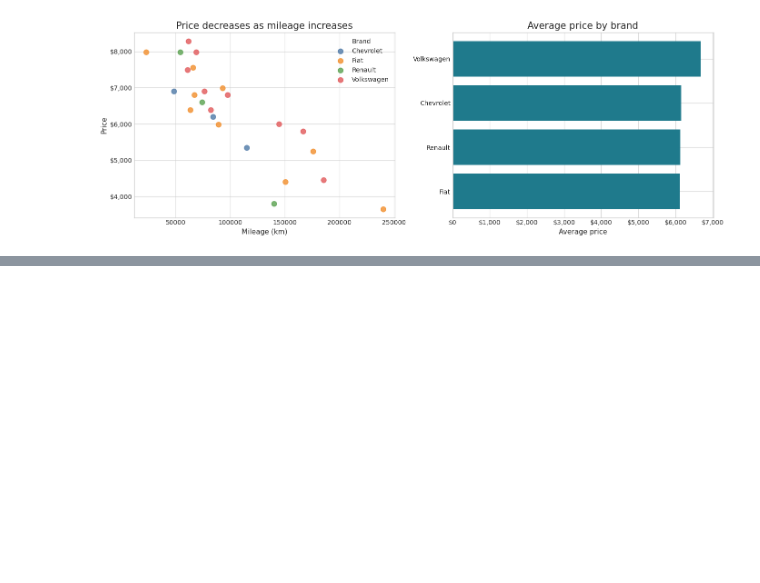
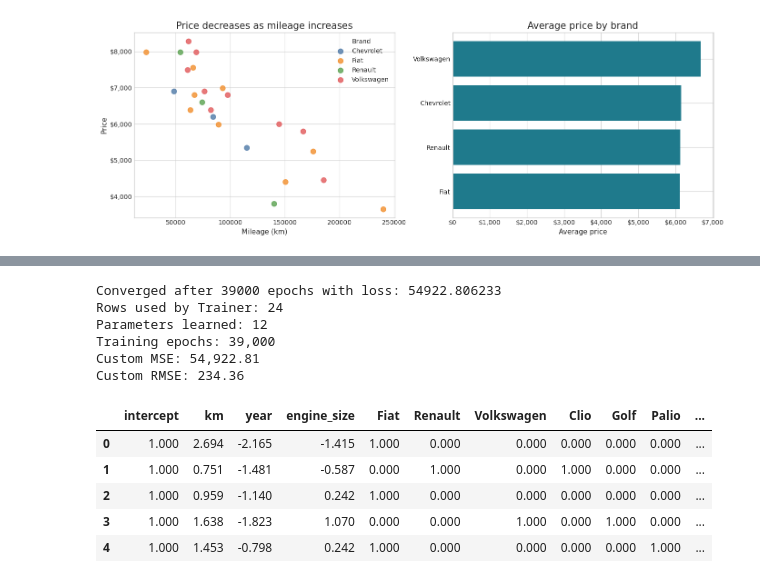
Before and after one commit to oJonasRtz/Machine-Leaning, a Jupyter notebook: linear_regression/gradient_descent/extend/extend_demo.ipynb, the cells around one changed output, grey strips where cells are left out. Saved outputs shown, nothing was run; the diff lists cells and outputs as text; code cells hidden in the pictures; blank space fills up the shorter version.

```diff
--- a/linear_regression/gradient_descent/extend/extend_demo.ipynb
+++ b/linear_regression/gradient_descent/extend/extend_demo.ipynb
@@ -184,2 +77,35 @@ Final RMSE: 276.03
+# %%
+custom_model = Model()
+custom_trainer = Trainer(data=data, model=custom_model)
+custom_trainer.gradient_descent()
+
+custom_features = custom_trainer.x_values
+custom_target = custom_trainer.y_values
+custom_predictions = custom_model.predict(custom_features)
+custom_training = custom_trainer.train_resume()
+
+print(f"Rows used by Trainer: {custom_features.shape[0]}")
+print(f"Parameters learned: {custom_features.shape[1]}")
+print(f"Training epochs: {custom_training['total_epochs']:,}")
+print(f"Custom MSE: {custom_training['MSE']:,.2f}")
+print(f"Custom RMSE: {custom_training['RMSE']:,.2f}")
+# %% [output]
+Converged after 39000 epochs with loss: 54922.806233
+Rows used by Trainer: 24
+Parameters learned: 12
+Training epochs: 39,000
+Custom MSE: 54,922.81
+Custom RMSE: 234.36
+# %%
+feature_names = ["intercept"] + custom_training["feature_names"]
+feature_matrix = pd.DataFrame(custom_features, columns=feature_names)
+feature_matrix.head().style.format("{:,.3f}").background_gradient(cmap="YlGnBu")
+# %% [output]
+|  | intercept | km | year | engine_size | Fiat | Renault | Volkswagen | Clio | Golf | Palio | ... |
+| 0 | 1.000 | 2.694 | -2.165 | -1.415 | 1.000 | 0.000 | 0.000 | 0.000 | 0.000 | 0.000 | ... |
+| 1 | 1.000 | 0.751 | -1.481 | -0.587 | 0.000 | 1.000 | 0.000 | 1.000 | 0.000 | 0.000 | ... |
+| 2 | 1.000 | 0.959 | -1.140 | 0.242 | 1.000 | 0.000 | 0.000 | 0.000 | 0.000 | 0.000 | ... |
+| 3 | 1.000 | 1.638 | -1.823 | 1.070 | 0.000 | 0.000 | 1.000 | 0.000 | 1.000 | 0.000 | ... |
+| 4 | 1.000 | 1.453 | -0.798 | 0.242 | 1.000 | 0.000 | 0.000 | 0.000 | 0.000 | 1.000 | ... |
 # %%
 fig, axes = plt.subplots(1, 2, figsize=(14, 5))
```
Also changed, not shown: parts of 26 cells of this notebook.
